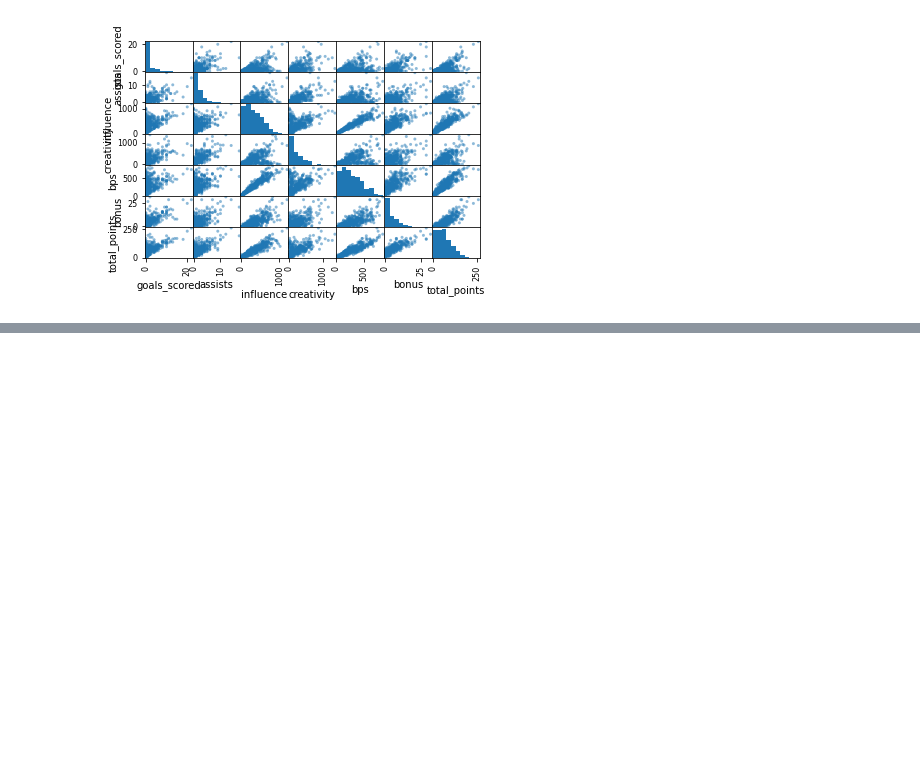
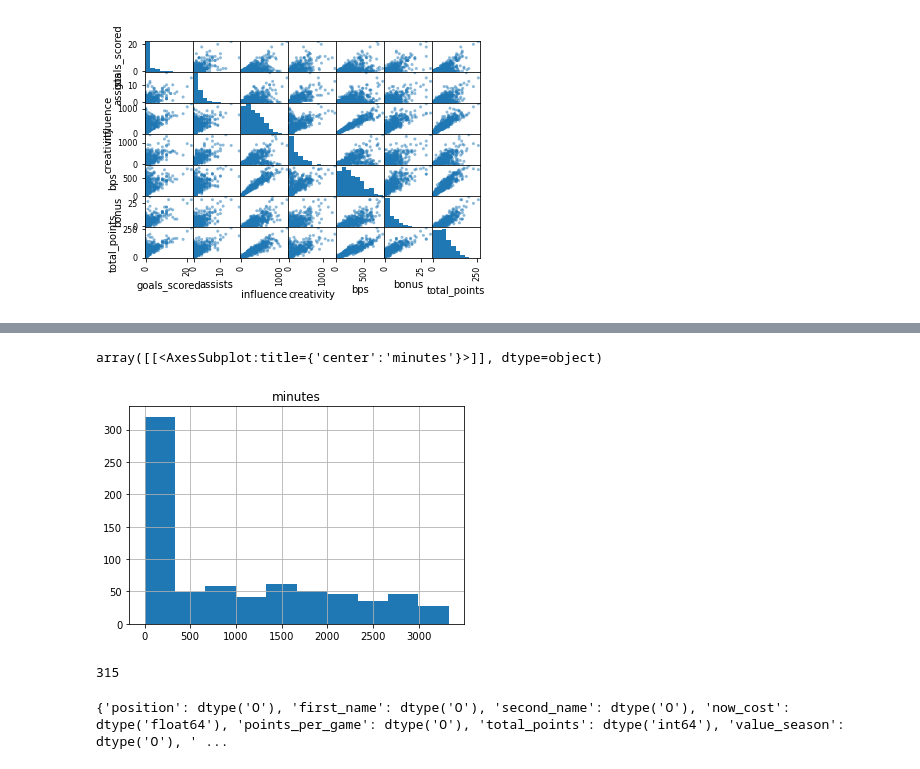
Before and after one commit to Smily-Pirate/Fpldatascrap, a Jupyter notebook: Fpl_fun.ipynb, the cells around one changed output, grey strips where cells are left out. Saved outputs shown, nothing was run; the diff lists cells and outputs as text; code cells hidden in the pictures; blank space fills up the shorter version.

```diff
--- a/Fpl_fun.ipynb
+++ b/Fpl_fun.ipynb
@@ -224,0 +257,4 @@ TypeError: Singleton array array(None, dtype=object) cannot be considered a vali
+# %%
+df_elements = pd.DataFrame(json['elements'])
+df_elements_types = pd.DataFrame(json['element_types'])
+df_teams = pd.DataFrame(json['teams'])
@@ -224,0 +283,19 @@ TypeError: Singleton array array(None, dtype=object) cannot be considered a vali
+# %%
+pd.set_option('mode.chained_assignment', None) # ignore warning
+df_key_stats_2021 = df_elements[["team","element_type","first_name","second_name","now_cost","points_per_game","total_points","value_season","minutes","goals_scored","assists","clean_sheets","own_goals","penalties_saved","penalties_missed","yellow_cards","red_cards","bonus","influence","creativity","threat"]]
+df_key_stats_2021['position'] = df_key_stats_2021.element_type.map(df_elements_types.set_index('id').singular_name) # position of player
+df_key_stats_2021['team'] = df_key_stats_2021.team.map(df_teams.set_index('id').name) # team of player
+df_key_stats_2021['now_cost'] = df_key_stats_2021['now_cost'].map(lambda x: x/10) # cost of player
+df_key_stats_2021['value'] = df_key_stats_2021.apply(lambda row: round(row.total_points/row.now_cost,2), axis = 1) # total points/cost of player
+def change_name(x):
+    if(x == "Midfielder"):
+        return "MID"
+    elif(x == "Forward"):
+        return "FWD"
+    elif(x == "Goalkeeper"):
+        return "GKP"
+    else:
+        return "DEF"
+
+df_key_stats_2021["position"] = [change_name(x) for x in df_key_stats_2021["position"]]
+df_key_stats_2021
@@ -224,0 +316,3 @@ TypeError: Singleton array array(None, dtype=object) cannot be considered a vali
+# %%
+df_key_stats_2021 = df_key_stats_2021[["position", "first_name", "second_name", "now_cost", "points_per_game", "total_points", "value_season", "minutes", "goals_scored", "assists", "clean_sheets", "own_goals", "penalties_saved", "penalties_missed", "yellow_cards", "bonus", "influence", "creativity", "threat"]]
+df_key_stats_2021
@@ -224,0 +333,4 @@ TypeError: Singleton array array(None, dtype=object) cannot be considered a vali
+# %%
+df_key_stats_2021.sort_values('minutes', inplace=True, ascending=True)
+df_key_stats_2021 = df_key_stats_2021.reset_index(drop=True)
+df_key_stats_2021
@@ -224,0 +351,23 @@ TypeError: Singleton array array(None, dtype=object) cannot be considered a vali
+# %%
+df_key_stats_2021[["minutes"]].hist()
+# %% [output]
+array([[<AxesSubplot:title={'center':'minutes'}>]], dtype=object)
+[figure, added]
+# %%
+count = 0
+for index, row in df_key_stats_2021.iterrows():
+    if(row["minutes"] < 300):
+        count += 1
+        continue
+    else:
+        break
+print(count)
+df_key_stats_2021 = df_key_stats_2021[302:]
+df_key_stats_2021 = df_key_stats_2021.reset_index(drop=True)
+# %% [output]
+315
+# %%
+dataTypeDict = dict(df_key_stats_2021.dtypes)
+print(dataTypeDict)
+# %% [output]
+{'position': dtype('O'), 'first_name': dtype('O'), 'second_name': dtype('O'), 'now_cost': dtype('float64'), 'points_per_game': dtype('O'), 'total_points': dtype('int64'), 'value_season': dtype('O'), ' ...
```
Also changed, not shown: parts of 9 cells of this notebook.
